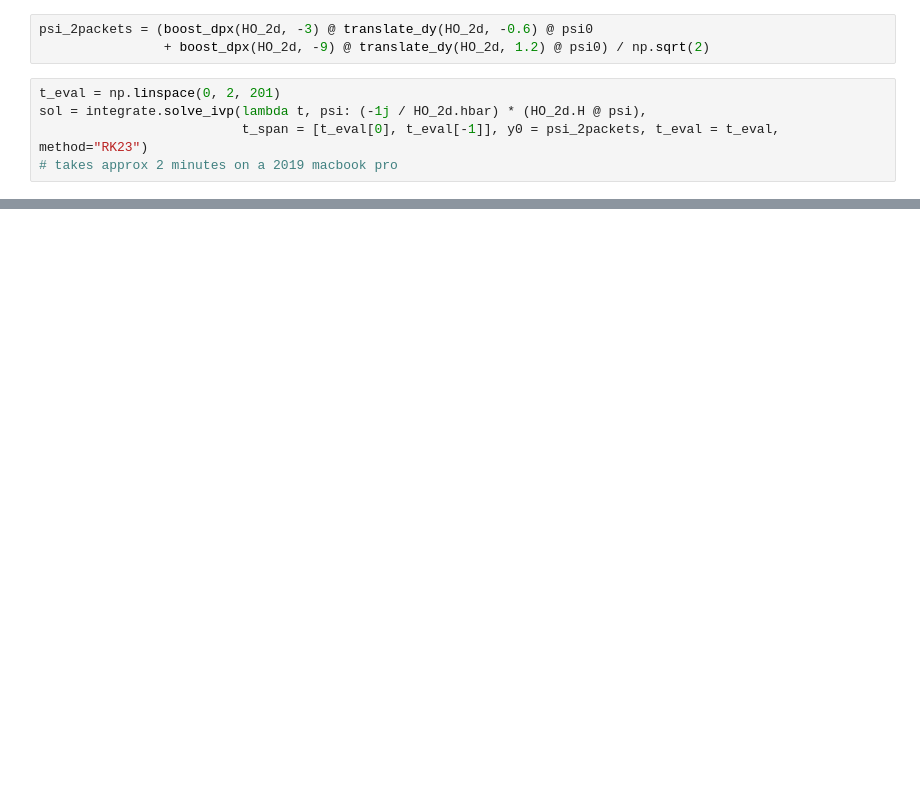
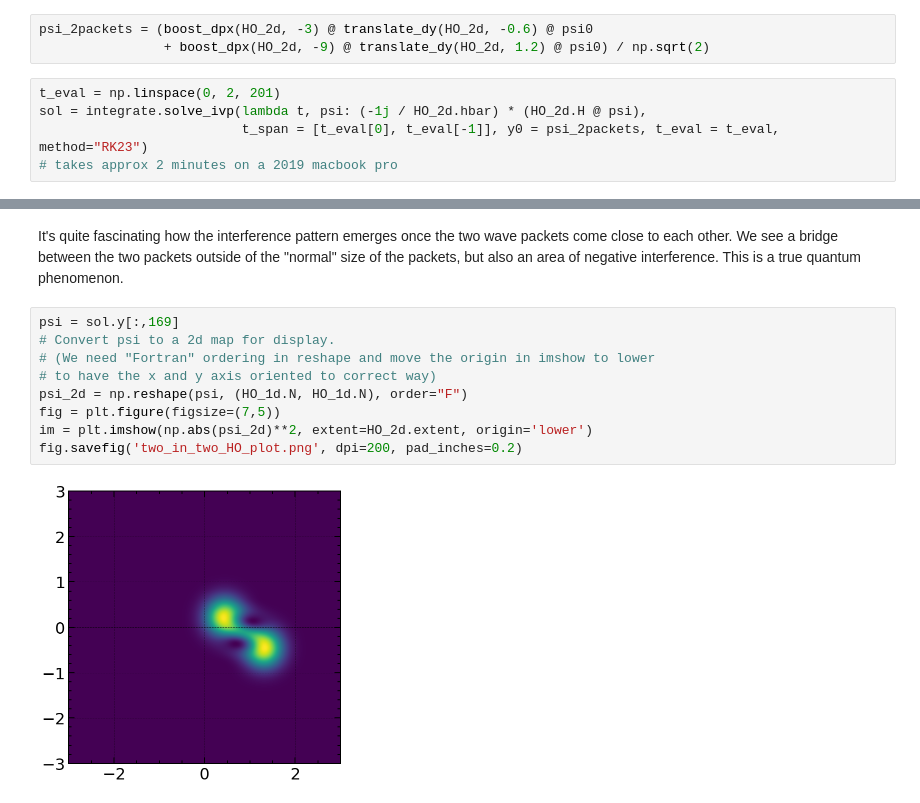
Before and after one commit to znswanderer/znswanderer.github.io, a Jupyter notebook: _jupyter/2022-09-08-The-2d-Quantum-Harmonic-Oscillator.ipynb, the cells around one changed output, grey strips where cells are left out. Saved outputs shown, nothing was run; the diff lists cells and outputs as text; blank space fills up the shorter version.

Commit message:
New post: 2d quantum harmonic oscillator

```diff
--- a/_jupyter/2022-09-08-The-2d-Quantum-Harmonic-Oscillator.ipynb
+++ b/_jupyter/2022-09-08-The-2d-Quantum-Harmonic-Oscillator.ipynb
@@ -426,3 +452,18 @@ WaveAnimation(psi_t=sol.y, t_vec=sol.t, box=HO_2d).save_mp4('two_packets.mp4')
 Video('two_packets.mp4', width=600)
 # %% [output]
 [interactive output not drawn]
+# %% [markdown]
+It's quite fascinating how the interference pattern emerges once the two wave packets come close to each other.
+We see a bridge between the two packets outside of the "normal" size of the packets, but also an area of negative
+interference. This is a true quantum phenomenon.
+# %%
+psi = sol.y[:,169]
+# Convert psi to a 2d map for display.
+# (We need "Fortran" ordering in reshape and move the origin in imshow to lower
+# to have the x and y axis oriented to correct way)
+psi_2d = np.reshape(psi, (HO_1d.N, HO_1d.N), order="F")
+fig = plt.figure(figsize=(7,5))
+im = plt.imshow(np.abs(psi_2d)**2, extent=HO_2d.extent, origin='lower')
+fig.savefig('two_in_two_HO_plot.png', dpi=200, pad_inches=0.2)
+# %% [output]
+[figure, added]
```
Also changed, not shown: parts of 20 cells of this notebook, 12 other files.
